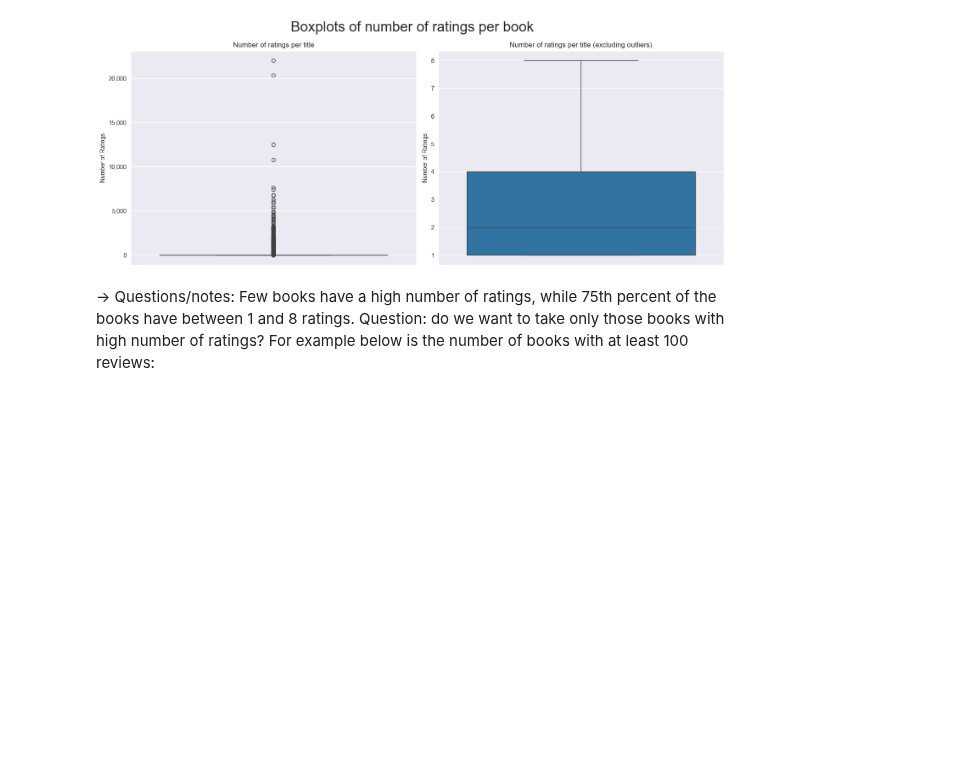
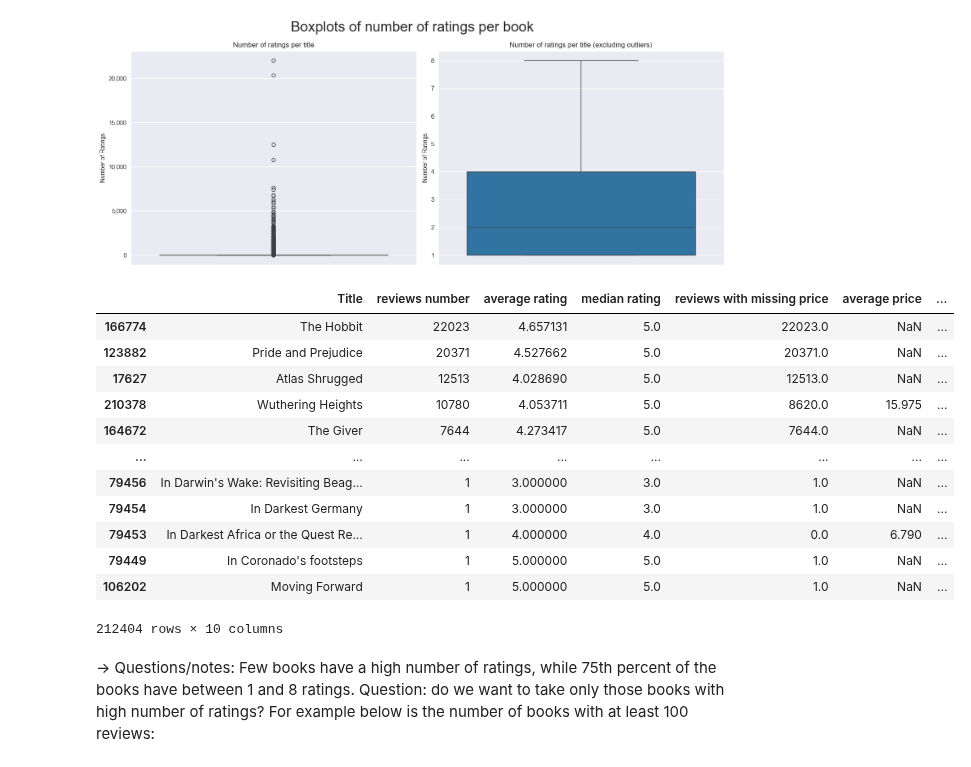
Before and after one commit to MargheSerena/Group-project, a Jupyter notebook: 01 EDA ratings_MF.ipynb, the cells around one changed output. Cells and saved outputs as stored; diff of their text form; code cells hidden in the pictures; blank space fills up the shorter version.

```diff
--- a/01 EDA ratings_MF.ipynb
+++ b/01 EDA ratings_MF.ipynb
@@ -508,6 +544,23 @@ plt.tight_layout()
 plt.show()
 # %% [output]
 [figure]
+# %%
+# Get books with highest number of reviews
+title_level_df.sort_values(by = 'reviews number', ascending = False)
+# %% [output]
+|  | Title | reviews number | average rating | median rating | reviews with missing price | average price | ... |
+| 166774 | The Hobbit | 22023 | 4.657131 | 5.0 | 22023.0 | NaN | ... |
+| 123882 | Pride and Prejudice | 20371 | 4.527662 | 5.0 | 20371.0 | NaN | ... |
+| 17627 | Atlas Shrugged | 12513 | 4.028690 | 5.0 | 12513.0 | NaN | ... |
+| 210378 | Wuthering Heights | 10780 | 4.053711 | 5.0 | 8620.0 | 15.975 | ... |
+| 164672 | The Giver | 7644 | 4.273417 | 5.0 | 7644.0 | NaN | ... |
+| ... | ... | ... | ... | ... | ... | ... | ... |
+| 79456 | In Darwin's Wake: Revisiting Beag... | 1 | 3.000000 | 3.0 | 1.0 | NaN | ... |
+| 79454 | In Darkest Germany | 1 | 3.000000 | 3.0 | 1.0 | NaN | ... |
+| 79453 | In Darkest Africa or the Quest Re... | 1 | 4.000000 | 4.0 | 0.0 | 6.790 | ... |
+| 79449 | In Coronado's footsteps | 1 | 5.000000 | 5.0 | 1.0 | NaN | ... |
+| 106202 | Moving Forward | 1 | 5.000000 | 5.0 | 1.0 | NaN | ... |
+212404 rows × 10 columns
 # %%
 # # Create subplots
 # fig = make_subplots(
```
Also changed, not shown: parts of 13 cells of this notebook, 1 other file.
